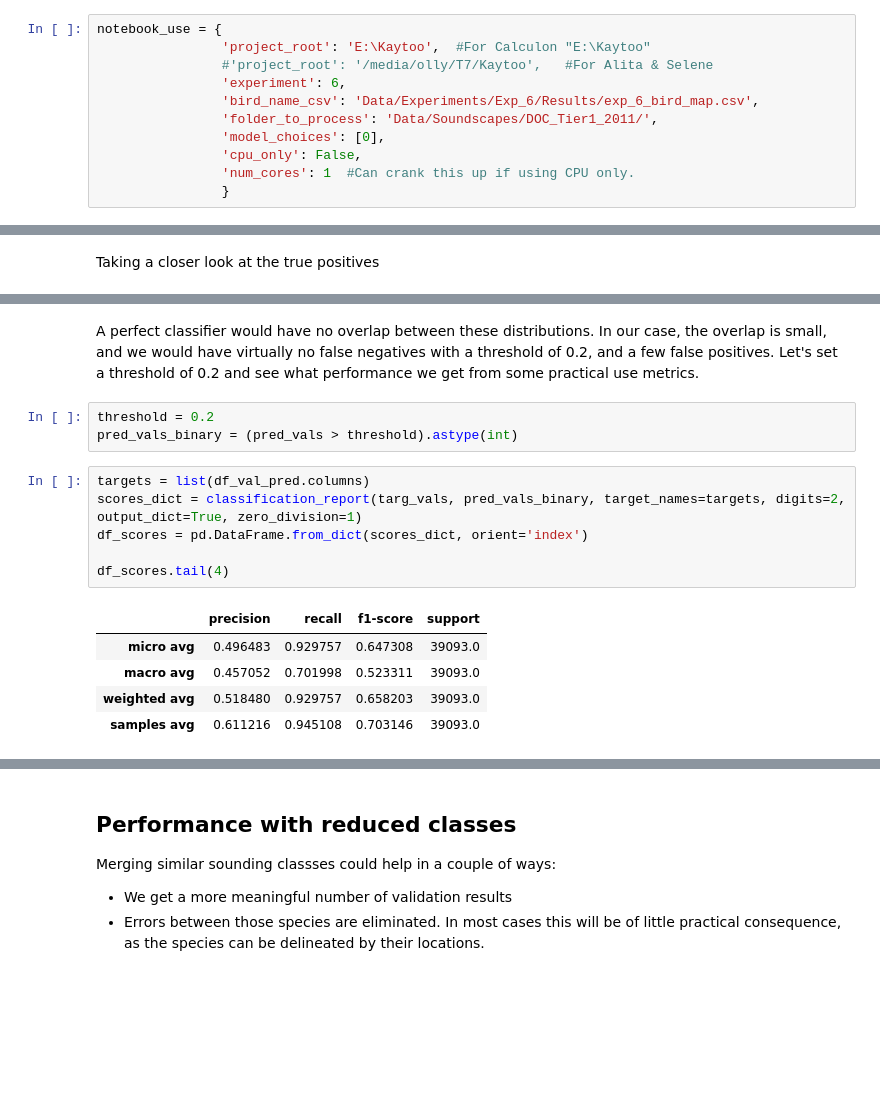
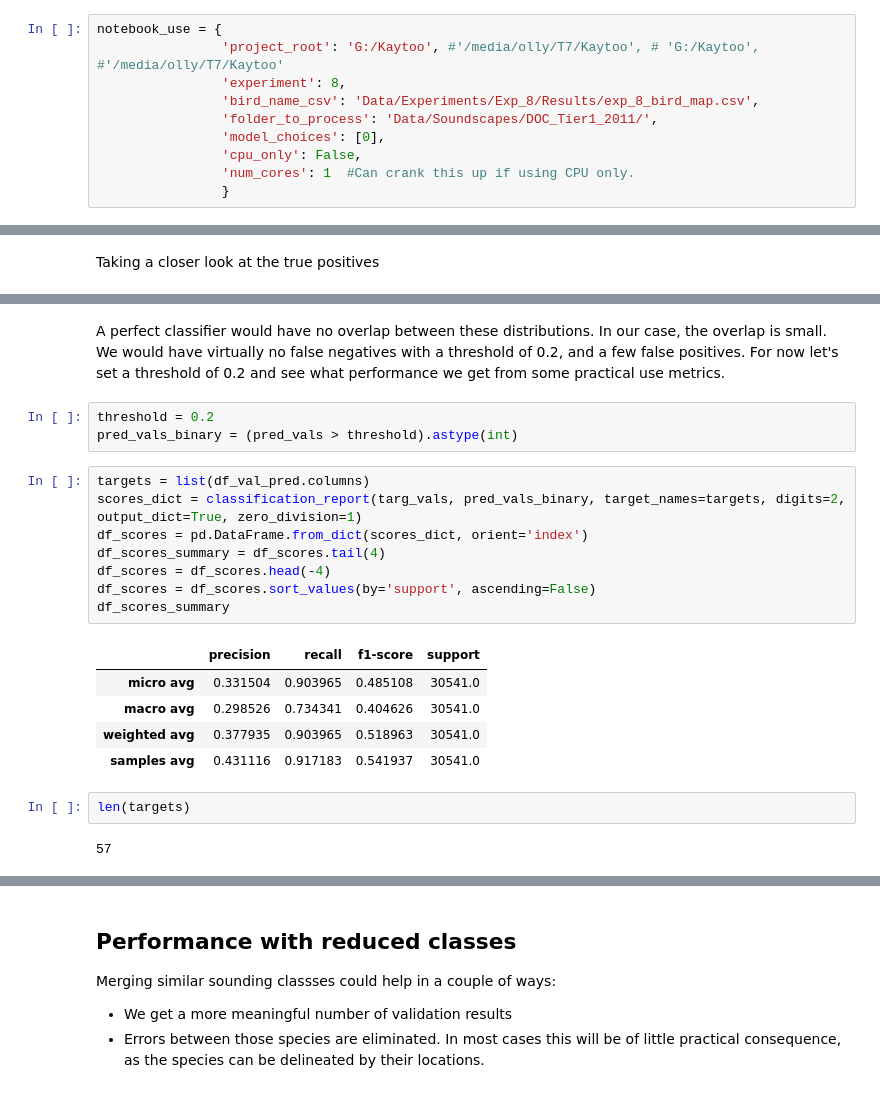
Before and after one commit to Wologman/Kaytoo, a Jupyter notebook: kaytoo_evaluate_model.ipynb, the cells around one changed output, grey strips where cells are left out. Saved outputs shown, nothing was run; the diff lists cells and outputs as text; blank space fills up the shorter version.

```diff
--- a/kaytoo_evaluate_model.ipynb
+++ b/kaytoo_evaluate_model.ipynb
@@ -14,10 +12,9 @@ Adjust the dictionary below for the overall notebook use case.  Note that I am p
 - 6-cores CPU = 103 seconds
 # %%
 notebook_use = {
-                'project_root': 'E:\Kaytoo',  #For Calculon "E:\Kaytoo"
-                #'project_root': '/media/olly/T7/Kaytoo',   #For Alita & Selene
-                'experiment': 6,
-                'bird_name_csv': 'Data/Experiments/Exp_6/Results/exp_6_bird_map.csv',
+                'project_root': 'G:/Kaytoo', #'/media/olly/T7/Kaytoo', # 'G:/Kaytoo',  #'/media/olly/T7/Kaytoo'
+                'experiment': 8,
+                'bird_name_csv': 'Data/Experiments/Exp_8/Results/exp_8_bird_map.csv',
                 'folder_to_process': 'Data/Soundscapes/DOC_Tier1_2011/',
                 'model_choices': [0],
                 'cpu_only': False,
@@ -1114,20 +608,26 @@ plot_continuous(pd.DataFrame(tp_scores, columns=['True_Positives']), 'True_Posit
 # %% [markdown]
-A perfect classifier would have no overlap between these distributions.  In our case, the overlap is small, and we would have virtually no false negatives with a threshold of 0.2, and a few false positives.   Let's set a threshold of 0.2 and see what performance we get from some practical use metrics.
+A perfect classifier would have no overlap between these distributions.  In our case, the overlap is small. We would have virtually no false negatives with a threshold of 0.2, and a few false positives.   For now let's set a threshold of 0.2 and see what performance we get from some practical use metrics.
 # %%
 threshold = 0.2
 pred_vals_binary = (pred_vals > threshold).astype(int)
 # %%
 targets = list(df_val_pred.columns)
 scores_dict = classification_report(targ_vals, pred_vals_binary, target_names=targets, digits=2, output_dict=True, zero_division=1)
 df_scores = pd.DataFrame.from_dict(scores_dict, orient='index')
-
-df_scores.tail(4)
+df_scores_summary = df_scores.tail(4)
+df_scores = df_scores.head(-4)
+df_scores = df_scores.sort_values(by='support', ascending=False)
+df_scores_summary
 # %% [output]
 |  | precision | recall | f1-score | support |
-| micro avg | 0.496483 | 0.929757 | 0.647308 | 39093.0 |
-| macro avg | 0.457052 | 0.701998 | 0.523311 | 39093.0 |
-| weighted avg | 0.518480 | 0.929757 | 0.658203 | 39093.0 |
-| samples avg | 0.611216 | 0.945108 | 0.703146 | 39093.0 |
+| micro avg | 0.331504 | 0.903965 | 0.485108 | 30541.0 |
+| macro avg | 0.298526 | 0.734341 | 0.404626 | 30541.0 |
+| weighted avg | 0.377935 | 0.903965 | 0.518963 | 30541.0 |
+| samples avg | 0.431116 | 0.917183 | 0.541937 | 30541.0 |
+# %%
+len(targets)
+# %% [output]
+57
 # %%
 pd.set_option('display.max_rows', 60)
 df_scores.head(57)
```
Also changed, not shown: parts of 78 cells of this notebook, 3 other files.
